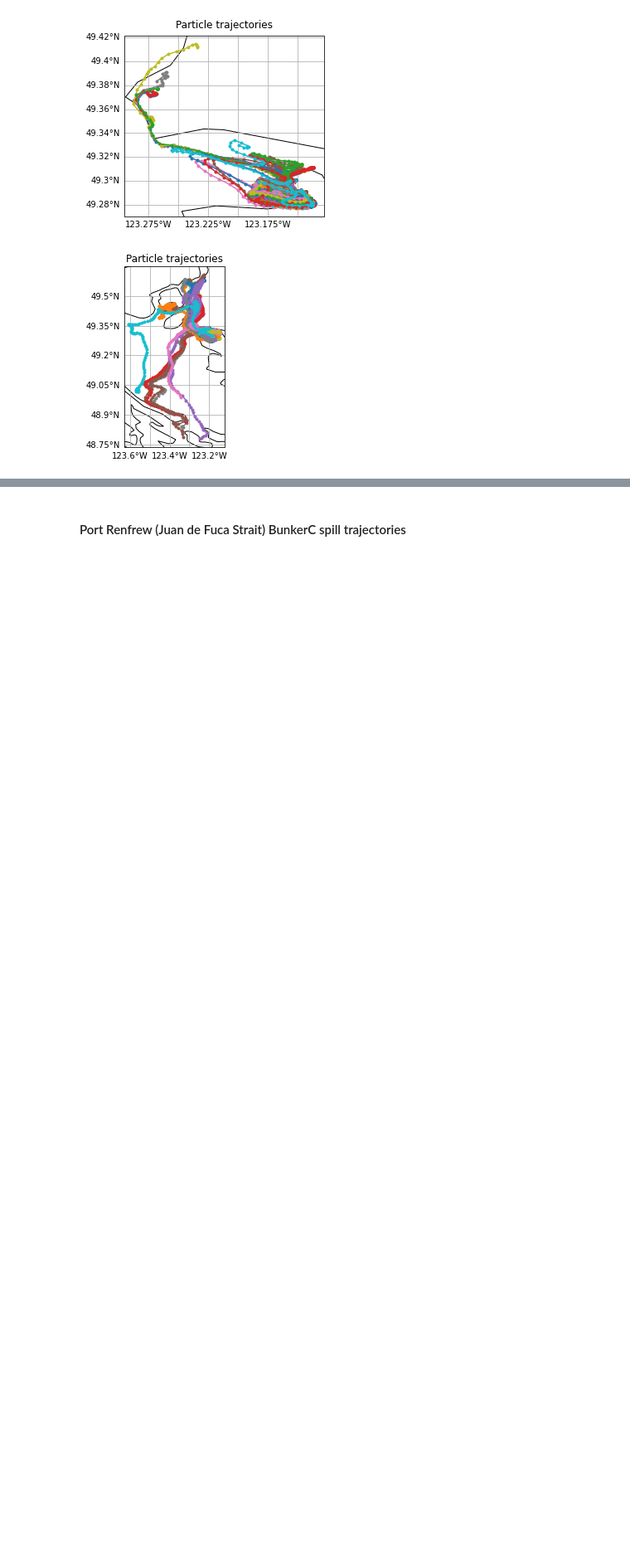
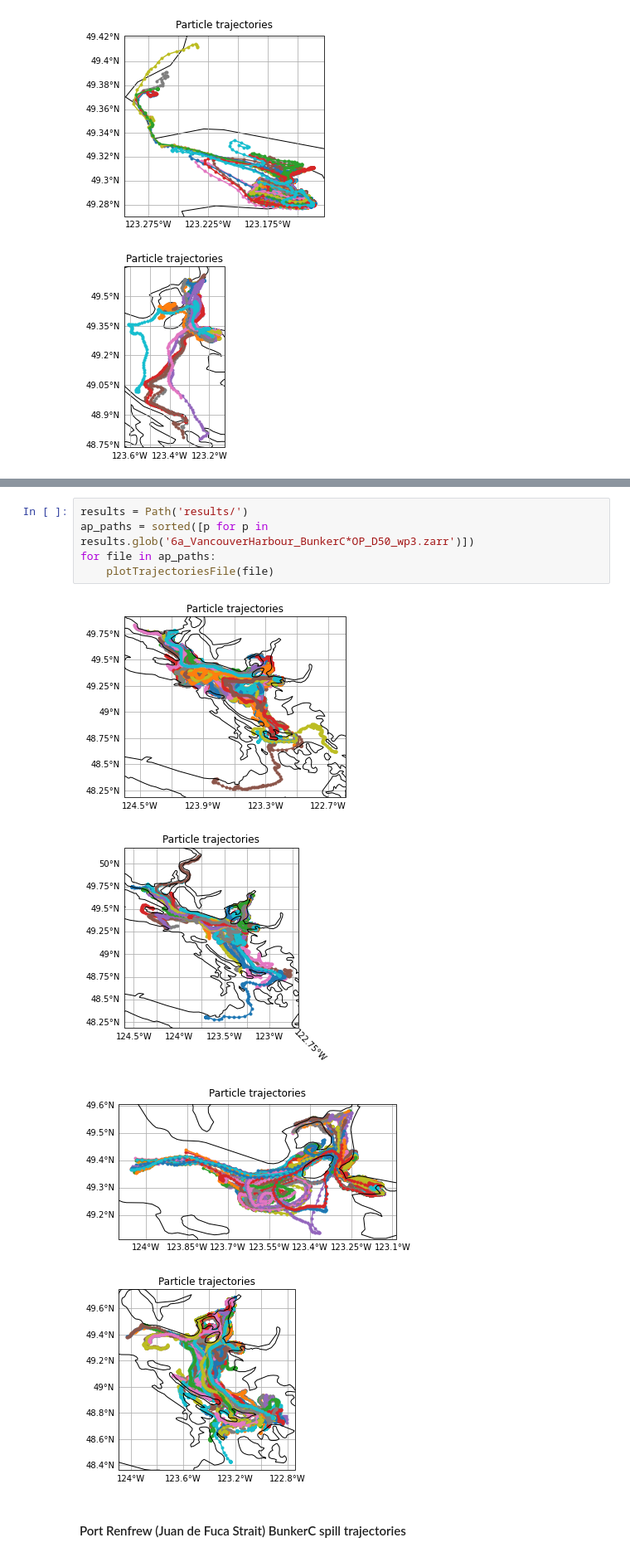
Before and after one commit to SS-Atlantis/analysis-raisha, a Jupyter notebook: notebooks/contaminant-dispersal/Spill_Scenarios.ipynb, the cells around one changed output, grey strips where cells are left out. Shown at 83% size. Saved outputs shown, nothing was run; the diff lists cells and outputs as text; blank space fills up the shorter version.

```diff
--- a/notebooks/contaminant-dispersal/Spill_Scenarios.ipynb
+++ b/notebooks/contaminant-dispersal/Spill_Scenarios.ipynb
@@ -96,3 +98,13 @@ for file in eb_paths:
+# %%
+results = Path('results/')
+ap_paths = sorted([p for p in results.glob('6a_VancouverHarbour_BunkerC*OP_D50_wp3.zarr')])
+for file in ap_paths:
+    plotTrajectoriesFile(file)
+# %% [output]
+[figure, added]
+[figure, added]
+[figure, added]
+[figure, added]
 # %% [markdown]
 #### Port Renfrew (Juan de Fuca Strait) BunkerC spill trajectories
 # %%
```
Also changed, not shown: parts of 1 cell of this notebook.
